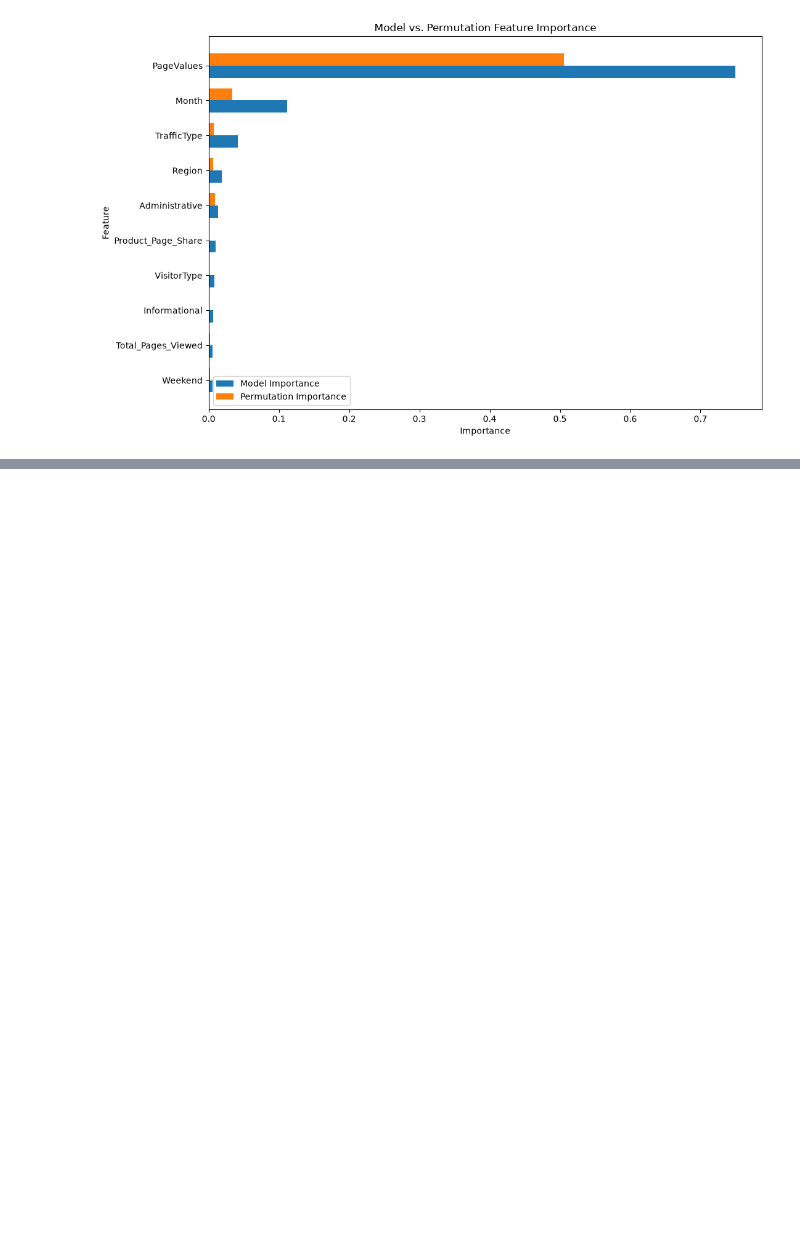
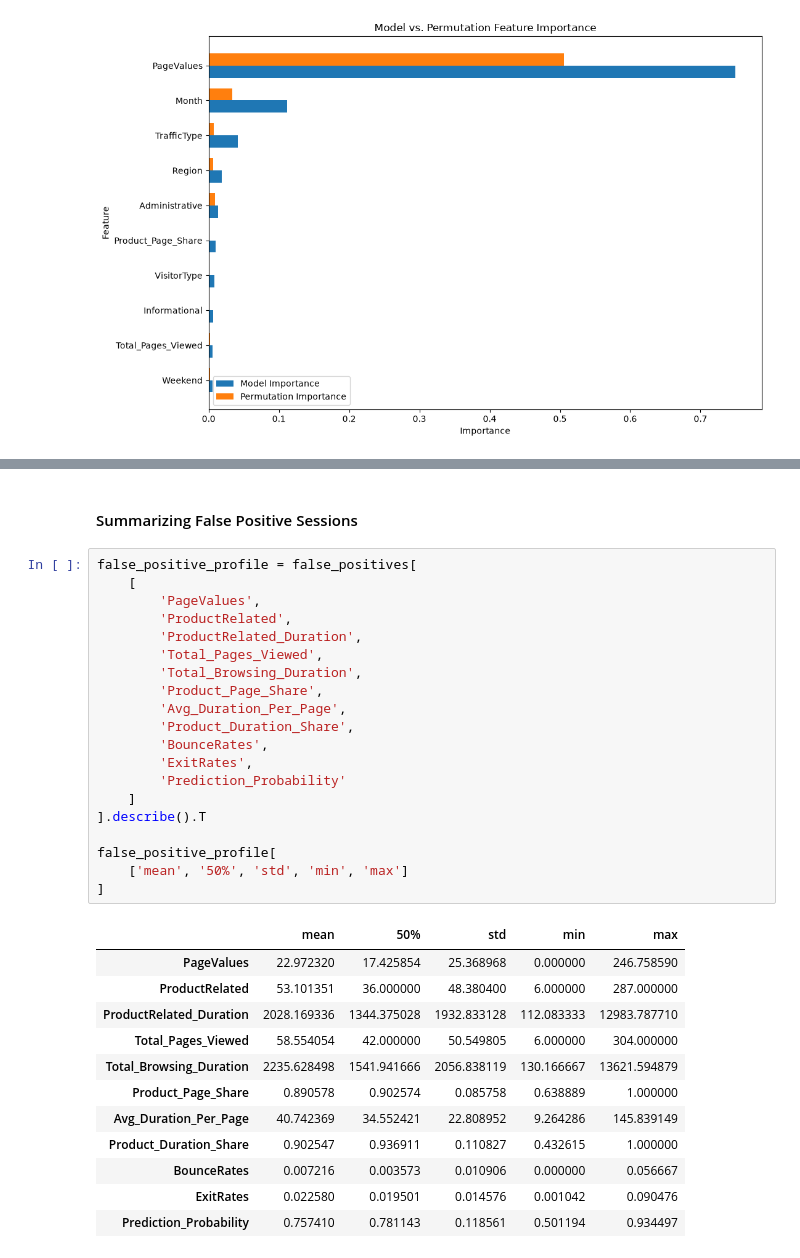
Before and after one commit to TejasMJ/ecommerce-conversion-dynamics, a Jupyter notebook: notebooks/07_model_explainability.ipynb, the cells around one changed output, grey strips where cells are left out. Drawn from its saved outputs; the diff is of its cells as text; blank space fills up the shorter version.

```diff
--- a/notebooks/07_model_explainability.ipynb
+++ b/notebooks/07_model_explainability.ipynb
@@ -435,0 +511,35 @@ plt.show()
+# %% [markdown]
+#### Summarizing False Positive Sessions
+# %%
+false_positive_profile = false_positives[
+    [
+        'PageValues',
+        'ProductRelated',
+        'ProductRelated_Duration',
+        'Total_Pages_Viewed',
+        'Total_Browsing_Duration',
+        'Product_Page_Share',
+        'Avg_Duration_Per_Page',
+        'Product_Duration_Share',
+        'BounceRates',
+        'ExitRates',
+        'Prediction_Probability'
+    ]
+].describe().T
+
+false_positive_profile[
+    ['mean', '50%', 'std', 'min', 'max']
+]
+# %% [output]
+|  | mean | 50% | std | min | max |
+| PageValues | 22.972320 | 17.425854 | 25.368968 | 0.000000 | 246.758590 |
+| ProductRelated | 53.101351 | 36.000000 | 48.380400 | 6.000000 | 287.000000 |
+| ProductRelated_Duration | 2028.169336 | 1344.375028 | 1932.833128 | 112.083333 | 12983.787710 |
+| Total_Pages_Viewed | 58.554054 | 42.000000 | 50.549805 | 6.000000 | 304.000000 |
+| Total_Browsing_Duration | 2235.628498 | 1541.941666 | 2056.838119 | 130.166667 | 13621.594879 |
+| Product_Page_Share | 0.890578 | 0.902574 | 0.085758 | 0.638889 | 1.000000 |
+| Avg_Duration_Per_Page | 40.742369 | 34.552421 | 22.808952 | 9.264286 | 145.839149 |
+| Product_Duration_Share | 0.902547 | 0.936911 | 0.110827 | 0.432615 | 1.000000 |
+| BounceRates | 0.007216 | 0.003573 | 0.010906 | 0.000000 | 0.056667 |
+| ExitRates | 0.022580 | 0.019501 | 0.014576 | 0.001042 | 0.090476 |
+| Prediction_Probability | 0.757410 | 0.781143 | 0.118561 | 0.501194 | 0.934497 |
```
Also changed, not shown: parts of 21 cells of this notebook, 3 other files.
